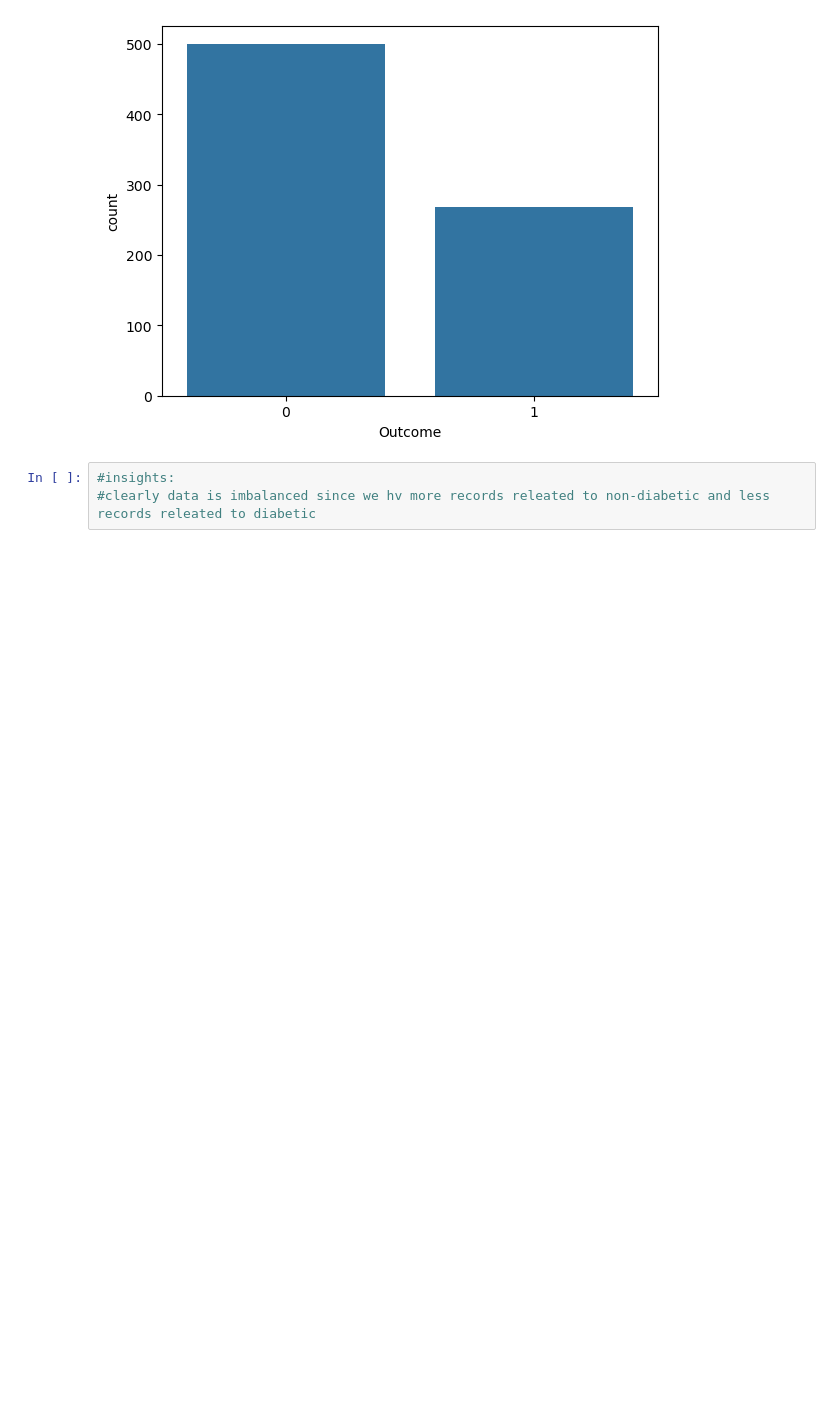
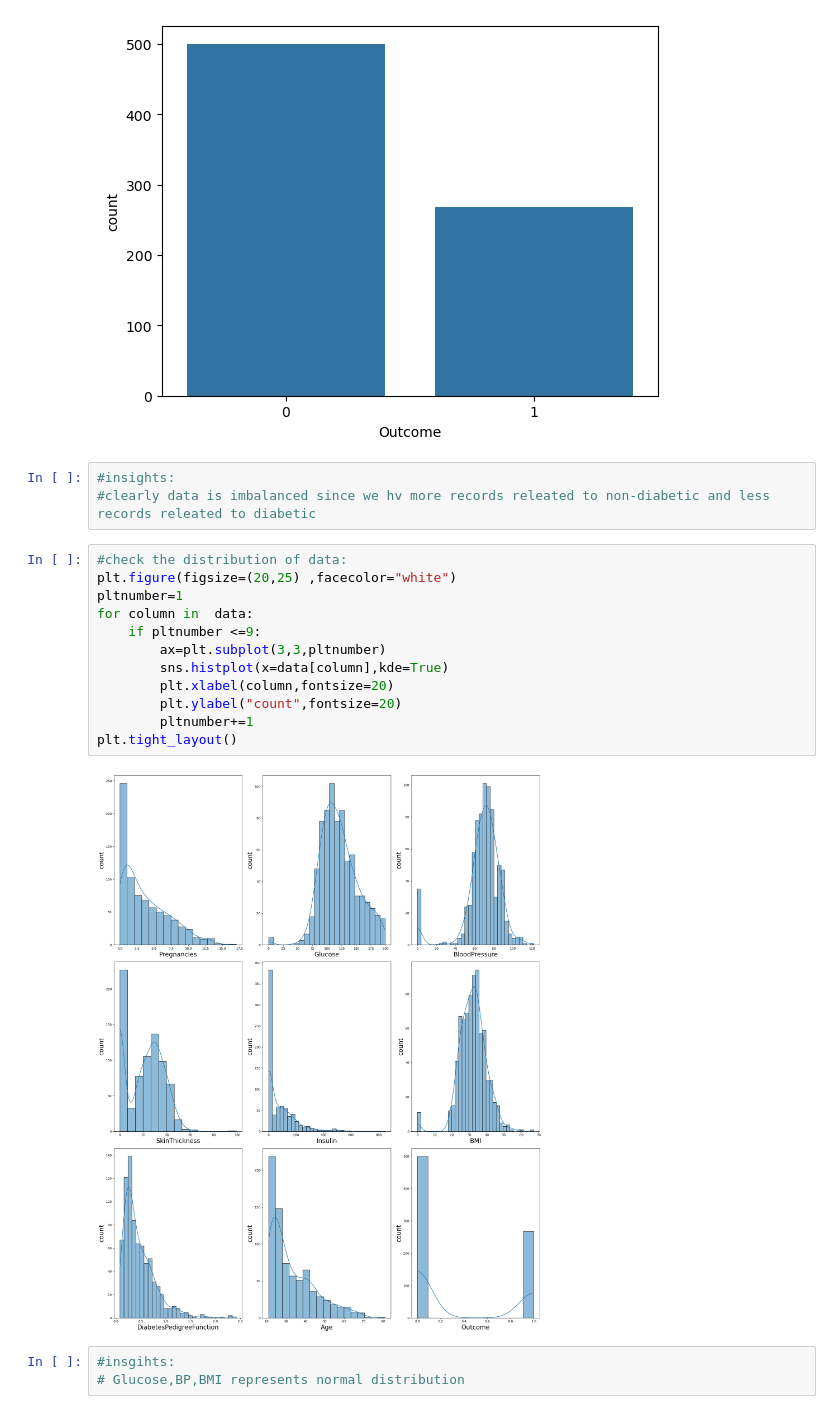
Before and after one commit to Arshiyatabassun/numpylmsrecordingDatamites, a Jupyter notebook: Logistic Regression.ipynb, the cells around one changed output. Saved outputs shown, nothing was run; the diff lists cells and outputs as text; blank space fills up the shorter version.

```diff
--- a/Logistic Regression.ipynb
+++ b/Logistic Regression.ipynb
@@ -143,3 +144,20 @@ sns.countplot(x=data.Outcome)
 # %%
 #insights:
 #clearly data is imbalanced since we hv more records releated to non-diabetic and less records releated to diabetic
+# %%
+#check the distribution of data:
+plt.figure(figsize=(20,25) ,facecolor="white")
+pltnumber=1
+for column in  data:
+    if pltnumber <=9:
+        ax=plt.subplot(3,3,pltnumber)
+        sns.histplot(x=data[column],kde=True)
+        plt.xlabel(column,fontsize=20)
+        plt.ylabel("count",fontsize=20)
+        pltnumber+=1
+plt.tight_layout()
+# %% [output]
+[figure, added]
+# %%
+#insgihts:
+# Glucose,BP,BMI represents normal distribution
```
Also changed, not shown: parts of 9 cells of this notebook.
